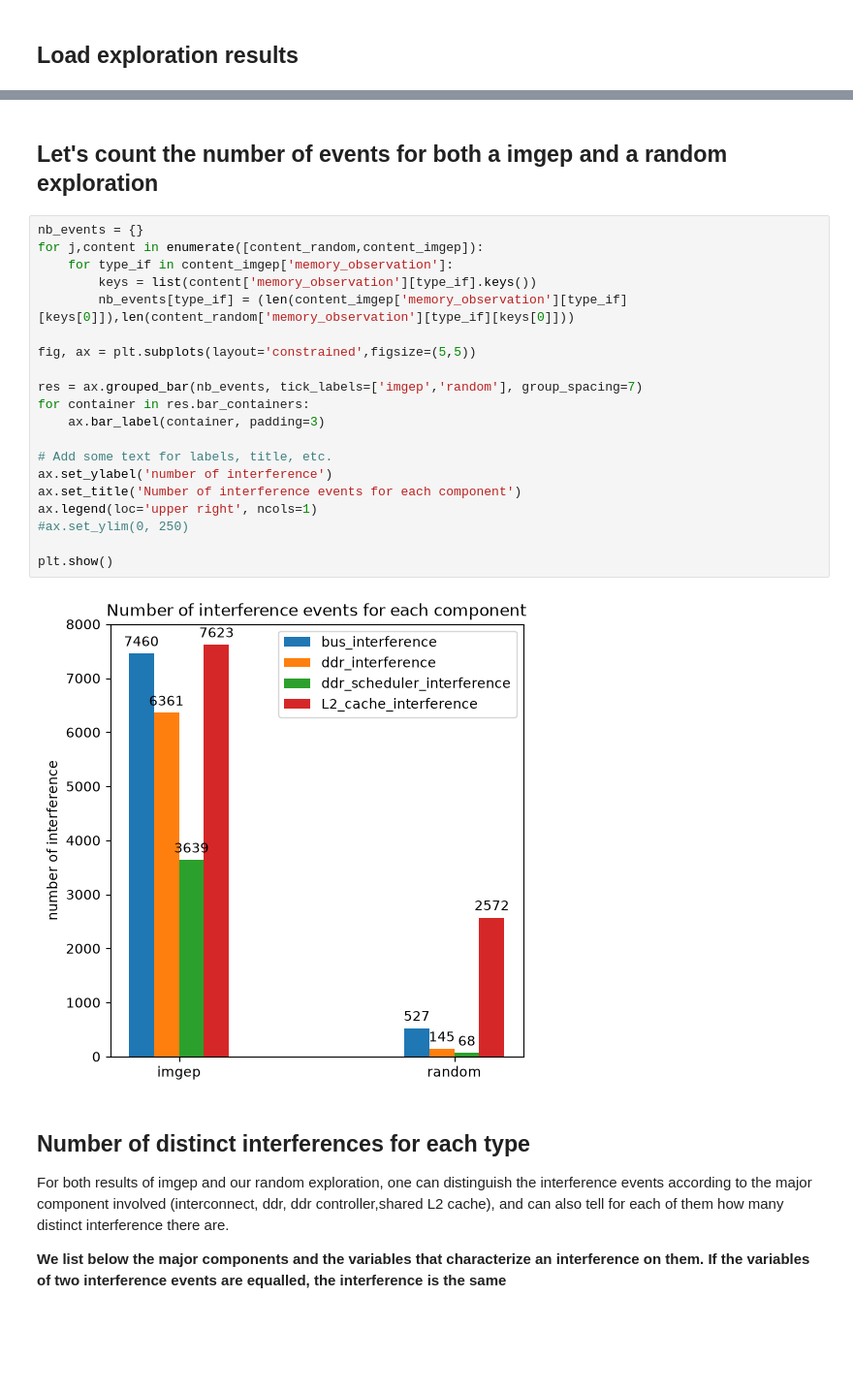
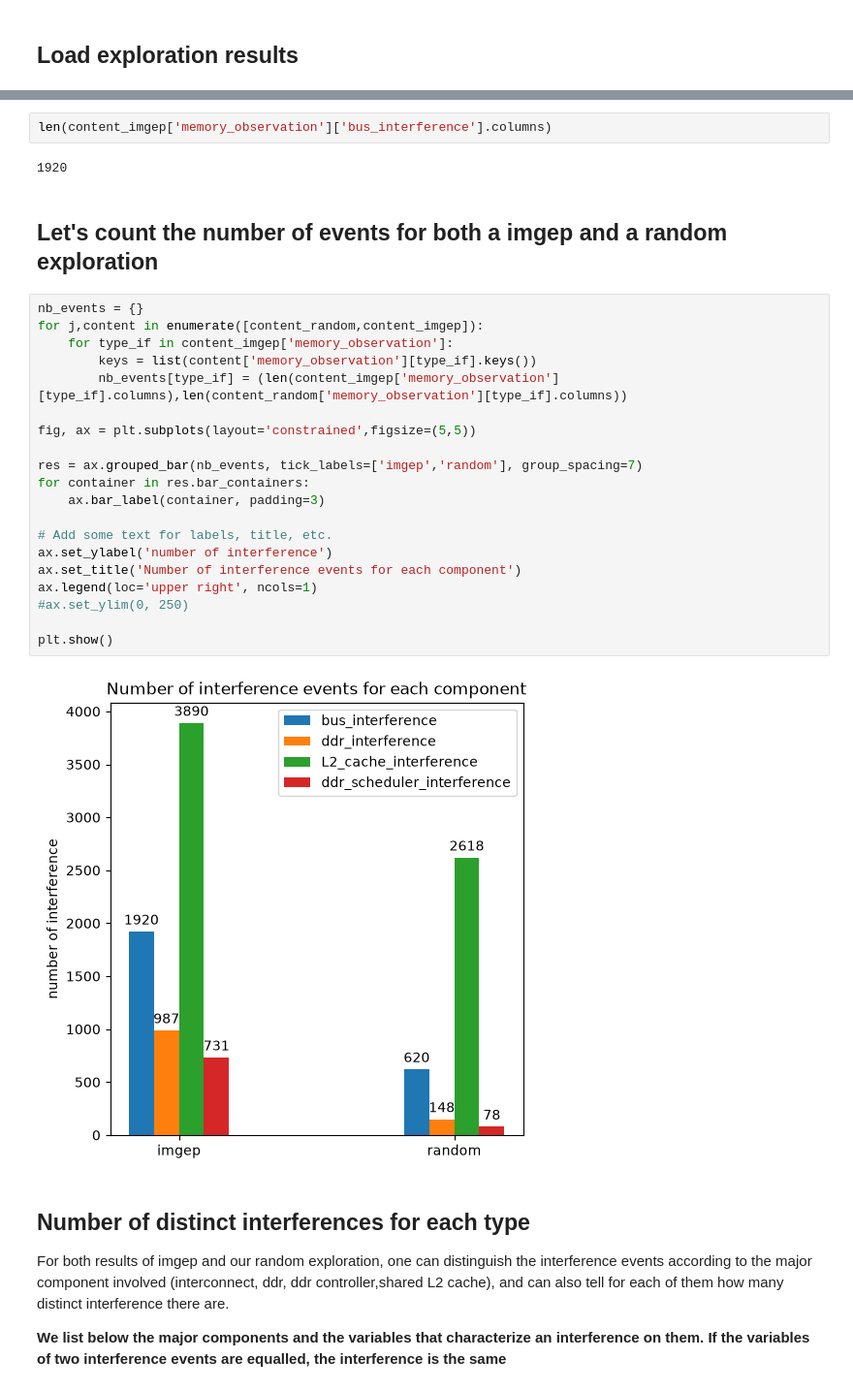
Before and after one commit to Ludoviccccc/Aixia_nouvelle_approche, a Jupyter notebook: analysis_imgep_if.ipynb, the cells around one changed output, grey strips where cells are left out. Shown at 97% size. Cells and saved outputs as stored; diff of their text form; blank space fills up the shorter version.

```diff
--- a/analysis_imgep_if.ipynb
+++ b/analysis_imgep_if.ipynb
@@ -98,27 +103,31 @@ results/random_detailled_if_N_3000_16.pkl
+# %%
+len(content_imgep['memory_observation']['bus_interference'].columns)
+# %% [output]
+1920
 # %% [markdown]
 ## Let's count the number of events for both a imgep and a random exploration
 # %%
 nb_events = {}
 for j,content in enumerate([content_random,content_imgep]):
     for type_if in content_imgep['memory_observation']:
         keys = list(content['memory_observation'][type_if].keys())
-        nb_events[type_if] = (len(content_imgep['memory_observation'][type_if][keys[0]]),len(content_random['memory_observation'][type_if][keys[0]]))
+        nb_events[type_if] = (len(content_imgep['memory_observation'][type_if].columns),len(content_random['memory_observation'][type_if].columns))
 
 fig, ax = plt.subplots(layout='constrained',figsize=(5,5))
 
 res = ax.grouped_bar(nb_events, tick_labels=['imgep','random'], group_spacing=7)
 for container in res.bar_containers:
     ax.bar_label(container, padding=3)
 
 # Add some text for labels, title, etc.
 ax.set_ylabel('number of interference')
 ax.set_title('Number of interference events for each component')
 ax.legend(loc='upper right', ncols=1)
 #ax.set_ylim(0, 250)
 
 plt.show()
 # %% [output]
-[figure, old version]
+[figure, new version]
 # %% [markdown]
 ## Number of distinct interferences for each type
 For both results of imgep and our random exploration, one can distinguish the interference events according to the major component involved (interconnect, ddr, ddr controller,shared L2 cache), and can also tell for each of them how many distinct interference there are.
```
Also changed, not shown: parts of 7 cells of this notebook.
